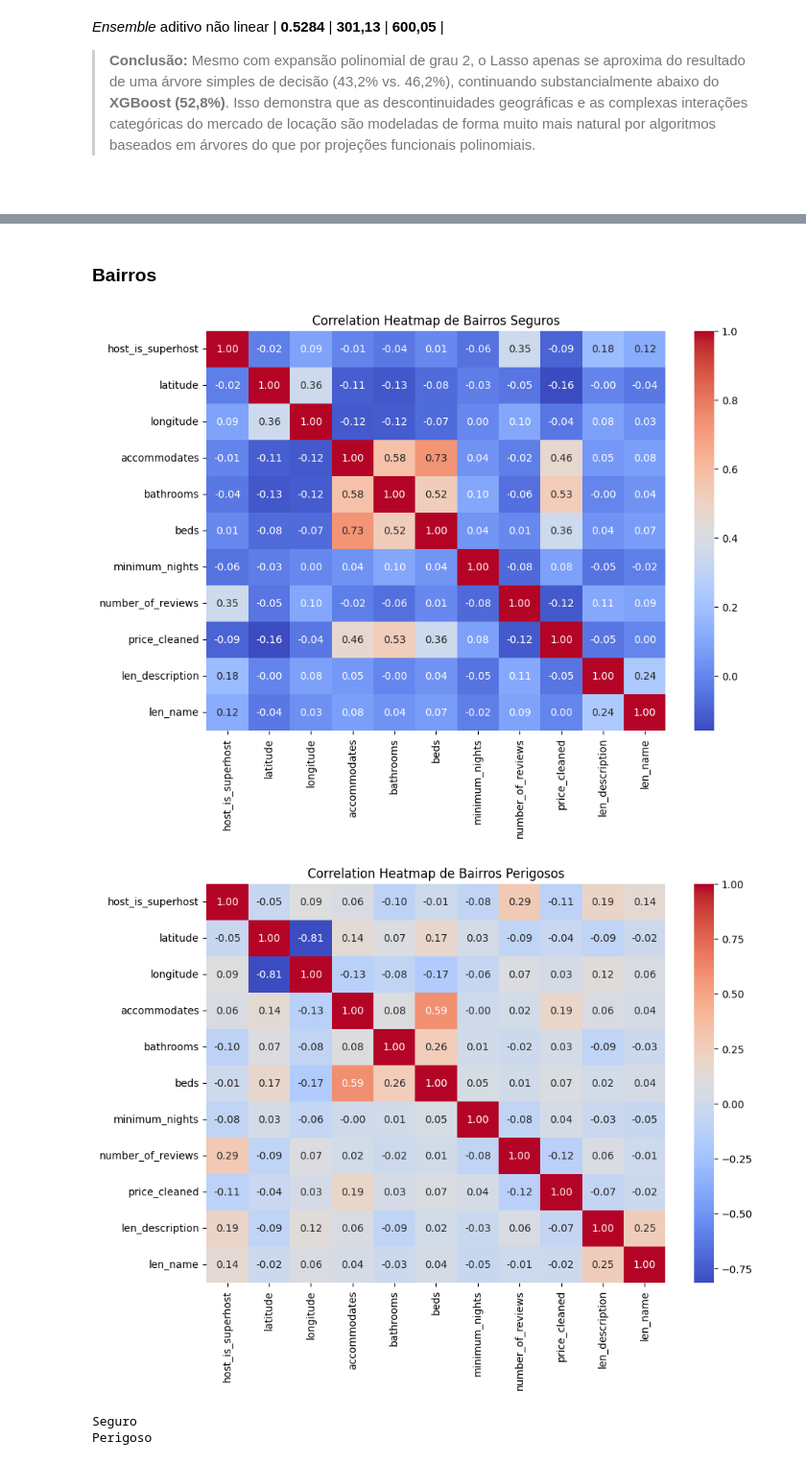
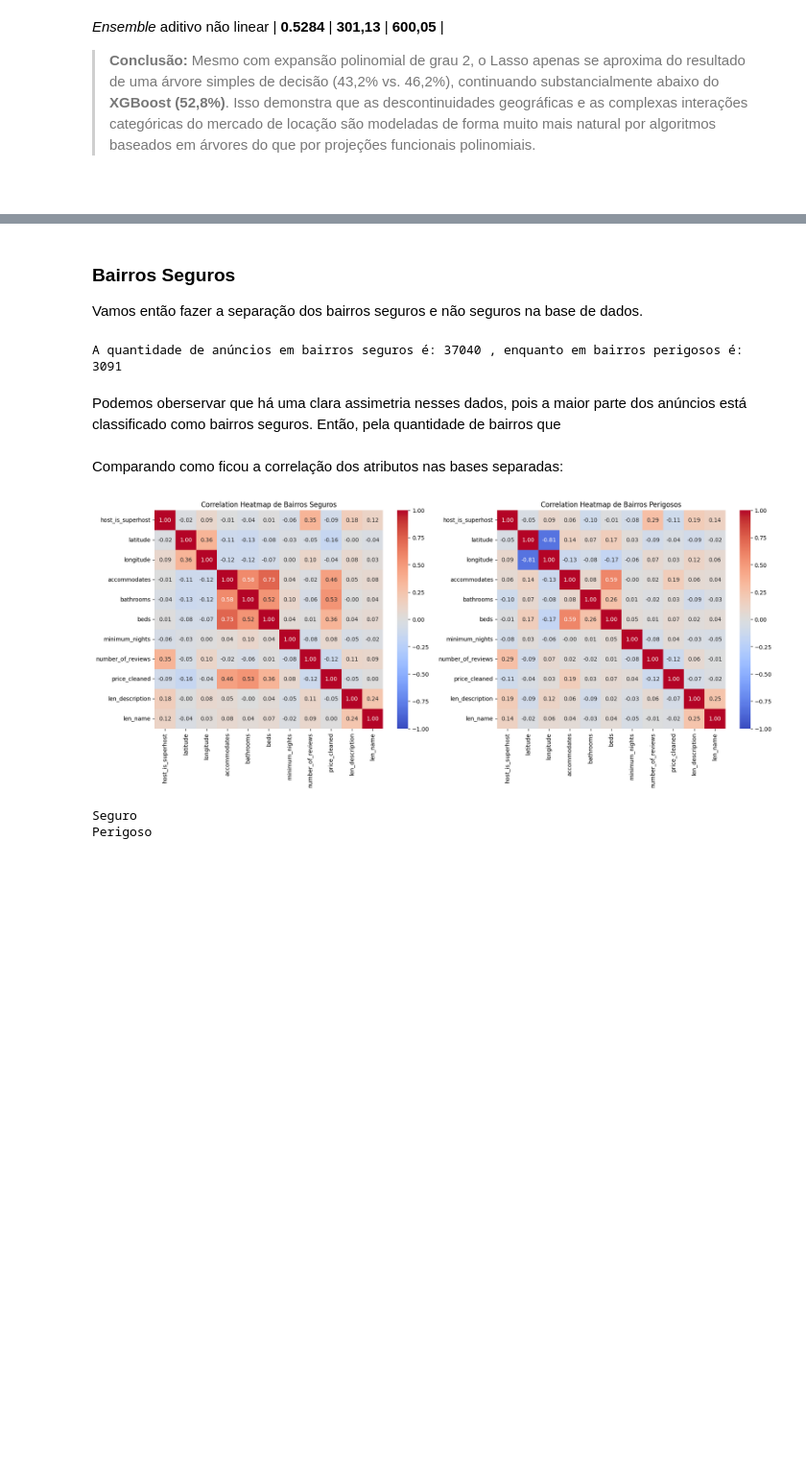
Before and after one commit to AlbertButzke/Air-BnB, a Jupyter notebook: notebooks/01_rio_de_janeiro_analysis.ipynb, the cells around one changed output, grey strips where cells are left out. Shown at 96% size. Saved outputs shown, nothing was run; the diff lists cells and outputs as text; code cells hidden in the pictures; blank space fills up the shorter version.

```diff
--- a/notebooks/01_rio_de_janeiro_analysis.ipynb
+++ b/notebooks/01_rio_de_janeiro_analysis.ipynb
@@ -396,6 +398,8 @@ df_treatment['host_is_superhost'] = df_treatment['host_is_superhost'].replace(re
 ## 4. Ponto de Controle (*Savepoint*): Base Processada para EDA
 # %%
 df_treatment.to_csv("../data/AirBnBLimpo.csv")
+# %%
+df_treatment = pd.read_csv("../data/AirBnBLimpo.csv")
 # %% [markdown]
 Com as etapas iniciais de triagem de variáveis, engenharia de recursos básica e padronização de tipos concluídas, estabelecemos um **ponto de controle (*savepoint*)** no pipeline de dados.
 
@@ -2021,36 +2003,42 @@ Com todas as famílias de modelos otimizadas em seus melhores hiperparâmetros s
 # %% [markdown]
-### Bairros
+### Bairros Seguros
+Vamos então fazer a separação dos bairros seguros e não seguros na base de dados.
 # %%
 dfs_por_bairro = {
     nome_grupo: dados[colunas_para_modelos].dropna()
     for nome_grupo, dados in df_treatment.groupby('bairro_perigoso')
 }
+# %%
+print('A quantidade de anúncios em bairros seguros é:', len(dfs_por_bairro[0]), ', enquanto em bairros perigosos é:', len(dfs_por_bairro[1]))
+# %% [output]
+A quantidade de anúncios em bairros seguros é: 37040 , enquanto em bairros perigosos é: 3091
+# %% [markdown]
+Podemos oberservar que há uma clara assimetria nesses dados, pois a maior parte dos anúncios está classificado como bairros seguros. Então, pela quantidade de bairros que
+# %% [markdown]
+Comparando como ficou a correlação dos atributos nas bases separadas:
 # %%
-plt.figure(figsize=(10, 7))
+fig, axes = plt.subplots(1, 2, figsize=(20, 7))
 corr = dfs_por_bairro[0][[
     'host_is_superhost', 'latitude', 'longitude', 'accommodates',
     'bathrooms', 'beds', 'minimum_nights', 'number_of_reviews',
     'price_cleaned', 'len_description', 'len_name'
     # 'Todo o espaço', 'Quarto privativo', 'Quarto compartilhado' , 'review_scores_rating', 'bedrooms',
     ]].dropna().corr()
 
-sns.heatmap(corr, annot=True, cmap='coolwarm', fmt='.2f')
-plt.title('Correlation Heatmap de Bairros Seguros')
-plt.show()
+sns.heatmap(corr, annot=True, cmap='coolwarm', fmt='.2f', ax=axes[0], vmin= -1, vmax = 1)
+axes[0].set_title('Correlation Heatmap de Bairros Seguros')
 
 corr = dfs_por_bairro[1][[
     'host_is_superhost', 'latitude', 'longitude', 'accommodates',
     'bathrooms', 'beds', 'minimum_nights', 'number_of_reviews',
     'price_cleaned', 'len_description', 'len_name'
     # 'Todo o espaço', 'Quarto privativo', 'Quarto compartilhado', 'review_scores_rating', 'bedrooms',
     ]].dropna().corr()
 
-plt.figure(figsize=(10, 7))
-sns.heatmap(corr, annot=True, cmap='coolwarm', fmt='.2f')
-plt.title('Correlation Heatmap de Bairros Perigosos')
+sns.heatmap(corr, annot=True, cmap='coolwarm', fmt='.2f', ax=axes[1], vmin= -1, vmax = 1)
+axes[1].set_title('Correlation Heatmap de Bairros Perigosos')
 plt.show()
 # %% [output]
-[figure, old version]
+[figure, new version]
-[figure, removed]
 # %%
 cat_cols = ['host_is_superhost']#, 'Todo o espaço', 'Quarto privativo', 'Quarto compartilhado']
```
Also changed, not shown: parts of 34 cells of this notebook, 2 other files.
